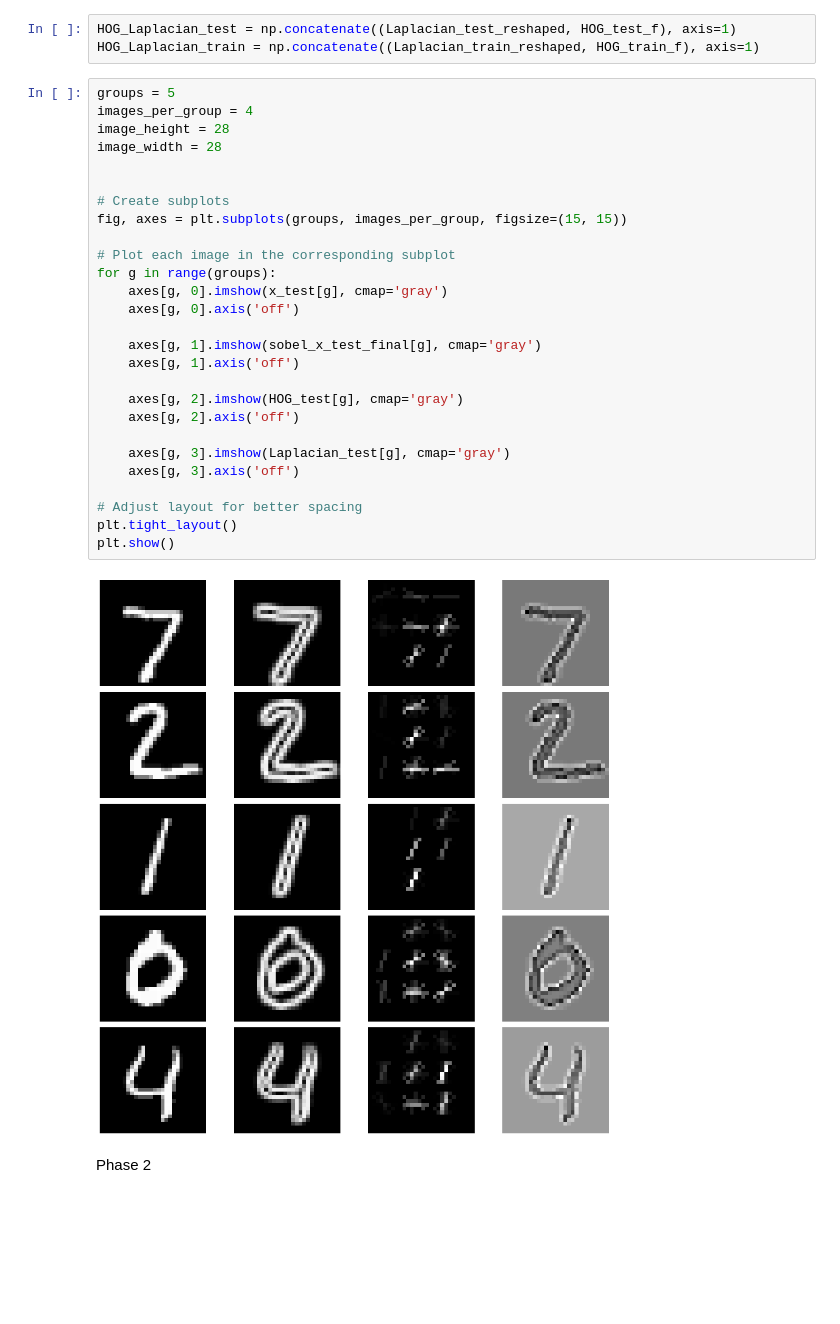
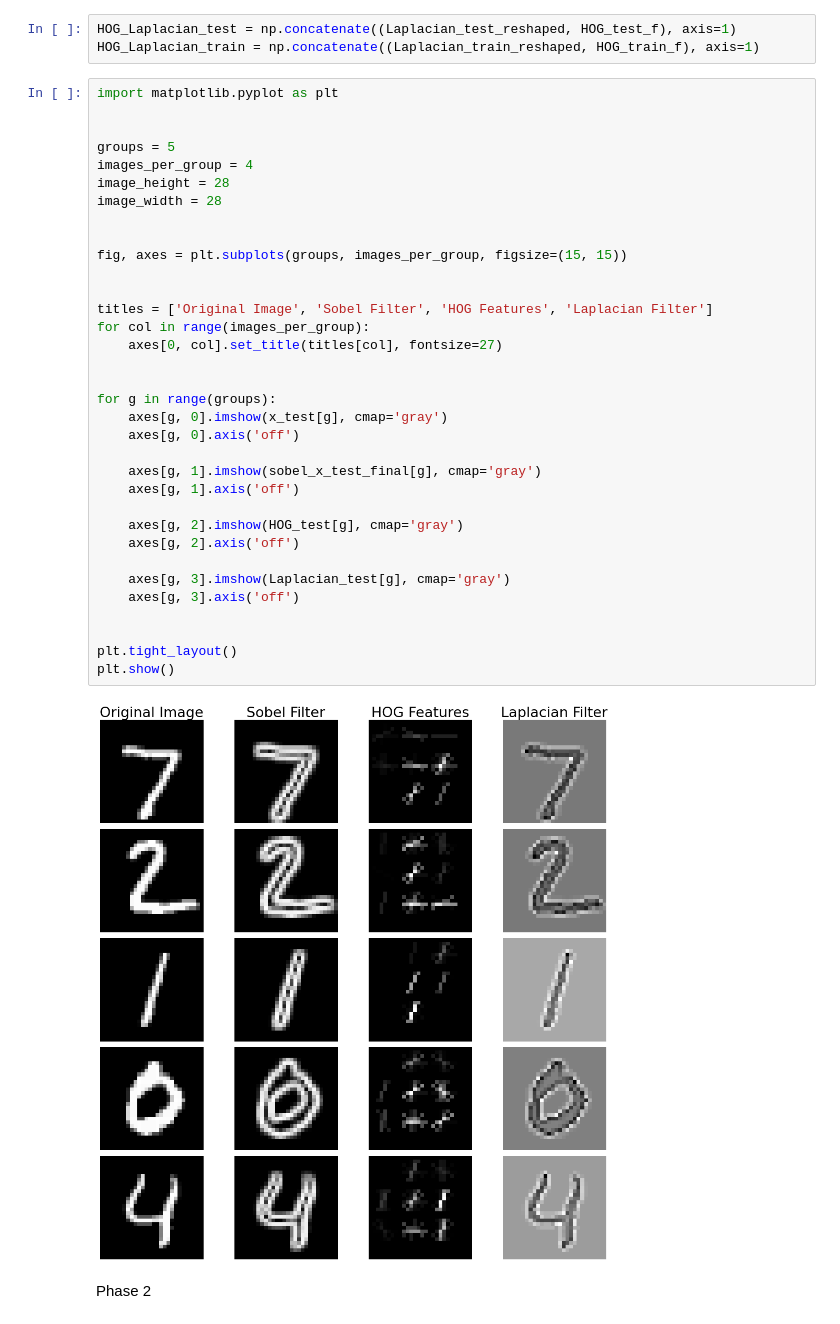
Before and after one commit to Benyamin-Asadi/decision-tree-svm, a Jupyter notebook: P2.ipynb, the cells around one changed output. Drawn from its saved outputs; the diff is of its cells as text; blank space fills up the shorter version.

```diff
--- a/P2.ipynb
+++ b/P2.ipynb
@@ -328,34 +326,41 @@ print(Laplacian_train_reshaped.shape)
 HOG_Laplacian_test = np.concatenate((Laplacian_test_reshaped, HOG_test_f), axis=1)
 HOG_Laplacian_train = np.concatenate((Laplacian_train_reshaped, HOG_train_f), axis=1)
 # %%
+import matplotlib.pyplot as plt
+
+
 groups = 5
 images_per_group = 4
 image_height = 28
 image_width = 28
 
 
-# Create subplots
 fig, axes = plt.subplots(groups, images_per_group, figsize=(15, 15))
 
-# Plot each image in the corresponding subplot
+
+titles = ['Original Image', 'Sobel Filter', 'HOG Features', 'Laplacian Filter']
+for col in range(images_per_group):
+    axes[0, col].set_title(titles[col], fontsize=27)
+
+
 for g in range(groups):
     axes[g, 0].imshow(x_test[g], cmap='gray')
     axes[g, 0].axis('off')
 
     axes[g, 1].imshow(sobel_x_test_final[g], cmap='gray')
     axes[g, 1].axis('off')
 
     axes[g, 2].imshow(HOG_test[g], cmap='gray')
     axes[g, 2].axis('off')
 
     axes[g, 3].imshow(Laplacian_test[g], cmap='gray')
     axes[g, 3].axis('off')
 
-# Adjust layout for better spacing
+
 plt.tight_layout()
 plt.show()
 # %% [output]
-[figure, old version]
+[figure, new version]
 # %% [markdown]
 Phase 2
 # %%
```
Also changed, not shown: parts of 39 cells of this notebook.
